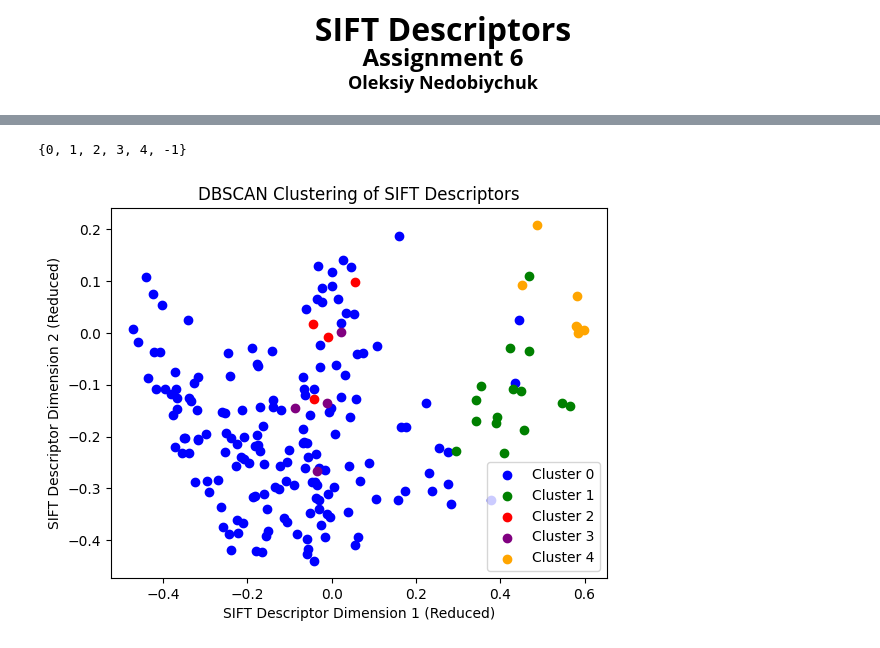
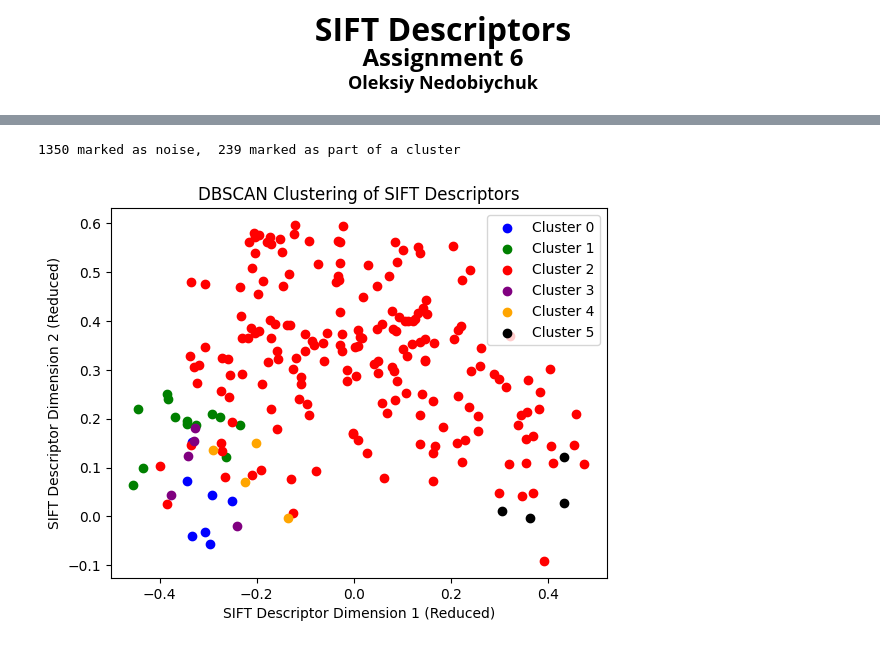
Before and after one commit to lesi-nedo/ISPR_assignments, a Jupyter notebook: Assignment_6_o_nedobiychuk.ipynb, the cells around one changed output, grey strips where cells are left out. Drawn from its saved outputs; the diff is of its cells as text; code cells hidden in the pictures.

```diff
--- a/Assignment_6_o_nedobiychuk.ipynb
+++ b/Assignment_6_o_nedobiychuk.ipynb
@@ -100,7 +100,7 @@ min_samples = 4
 all_labels = []
 
 clustering = DBSCAN(eps=eps, min_samples=min_samples)
-for i,des in enumerate(all_descriptors):
+for des in all_descriptors:
   np_d = np.array(des)
   clustering.fit(np_d)
   labels = clustering.labels_
@@ -108,24 +108,28 @@ for i,des in enumerate(all_descriptors):
 # %%
 from sklearn.decomposition import PCA
 
-pca = PCA(n_components=2)
-reduced_des = pca.fit_transform(all_descriptors[0])
-unique_lab_ = set(all_labels[0])
-print(unique_lab_)
+noise_ = len(all_labels[0][all_labels[0] == -1])
+print(noise_, "marked as noise, ", len(all_labels[0]) - noise_, "marked as part of a cluster")
 
-cluster_colors = ['blue', 'green', 'red', 'purple', 'orange', 'black', 'yellow']
-for lab in unique_lab_:
-  if lab == -1:
-    continue
-  last_lab = all_labels[0]
-  cluster_ind = np.where(last_lab == lab)[0]
-  plt.scatter(reduced_des[cluster_ind, 0], reduced_des[cluster_ind, 1], label=f"Cluster {lab}", color=cluster_colors[lab])
+def plot_des(all_labels_img, ind=0, alg='DBSCAN'):
+  pca = PCA(n_components=2)
+  reduced_des = pca.fit_transform(all_descriptors[ind])
+  unique_lab_ = set(all_labels_img[ind])
+  cluster_colors = ['blue', 'green', 'red', 'purple', 'orange', 'black', 'yellow']
+  for lab in unique_lab_:
+    if lab == -1:
+      continue
+    last_lab = all_labels_img[ind]
+    cluster_ind = np.where(last_lab == lab)[0]
+    plt.scatter(reduced_des[cluster_ind, 0], reduced_des[cluster_ind, 1], label=f"Cluster {lab}", color=cluster_colors[lab])
 
-plt.xlabel('SIFT Descriptor Dimension 1 (Reduced)')
-plt.ylabel('SIFT Descriptor Dimension 2 (Reduced)')
-plt.title('DBSCAN Clustering of SIFT Descriptors')
-plt.legend()
-plt.show()
+  plt.xlabel('SIFT Descriptor Dimension 1 (Reduced)')
+  plt.ylabel('SIFT Descriptor Dimension 2 (Reduced)')
+  plt.title(f'{alg} Clustering of SIFT Descriptors')
+  plt.legend()
+  plt.show()
+
+plot_des(all_labels, last)
 # %% [output]
-{0, 1, 2, 3, 4, -1}
+1350 marked as noise,  239 marked as part of a cluster
-[figure, old version]
+[figure, new version]
```
Also changed, not shown: parts of 7 cells of this notebook.
